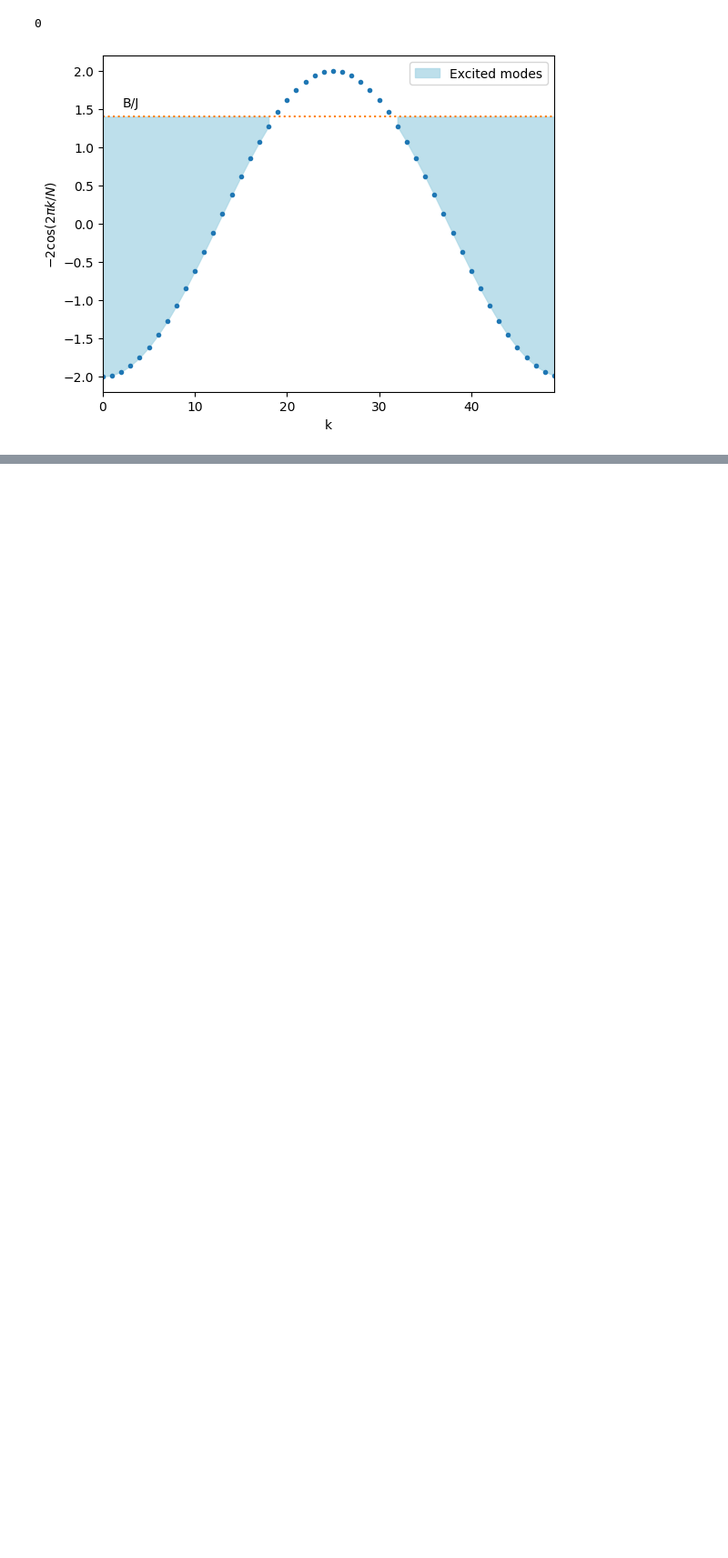
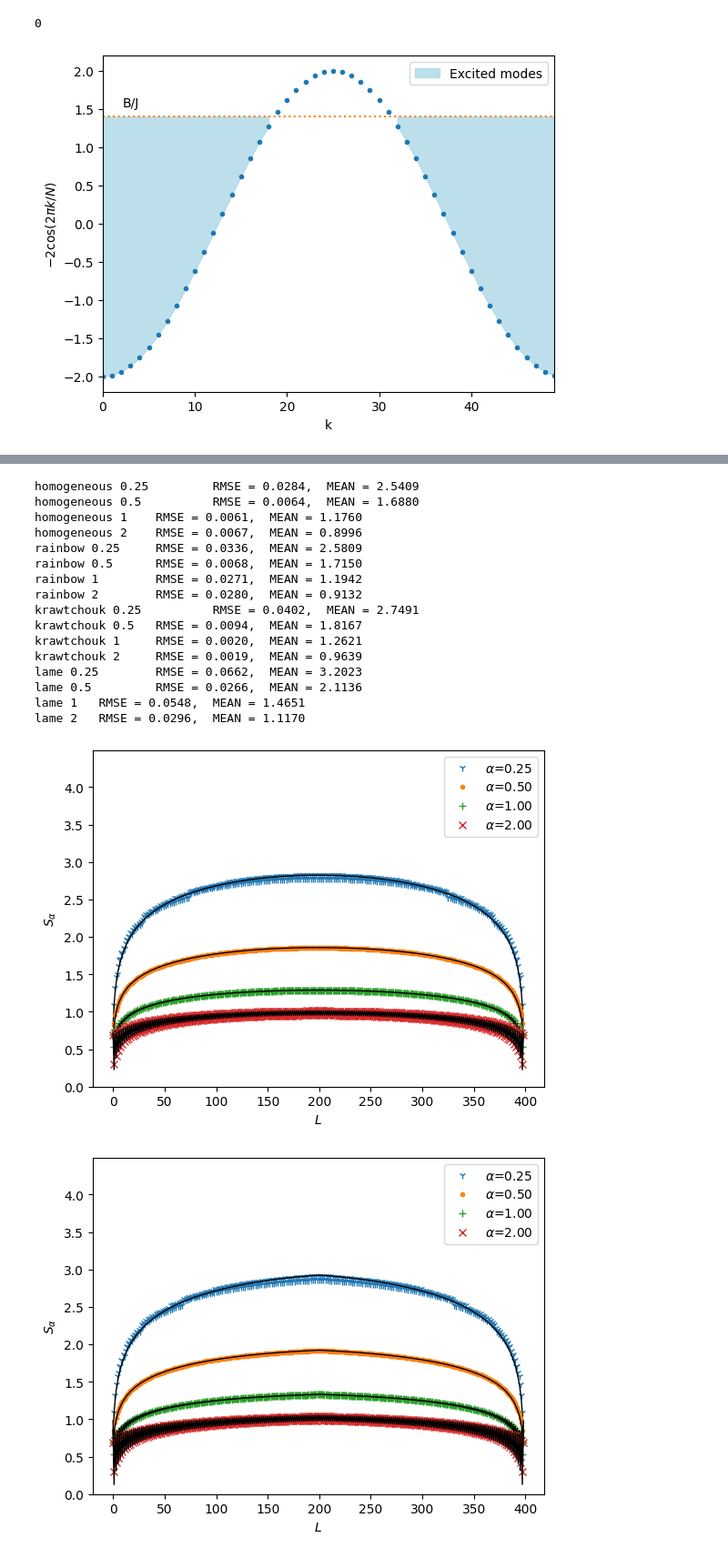
Before and after one commit to martinzf/HeisenbergXX, a Jupyter notebook: entropy.ipynb, the cells around one changed output, grey strips where cells are left out. Shown at 91% size. Saved outputs shown, nothing was run; the diff lists cells and outputs as text; code cells hidden in the pictures; blank space fills up the shorter version.

```diff
--- a/entropy.ipynb
+++ b/entropy.ipynb
@@ -137,0 +158,36 @@ for chain in [chains[1]]:
+# %%
+for chain, name in zip(chains, names):
+    plt.figure()
+
+    for ai, m in zip([.25, .5, 1, 2], ['1', '.', '+', 'x']):
+        cp = np.mean(chain.S(ai)[:-1] - S0(ai, chain.x, chain.J, chain.origin))
+        S = chain.S_CFT(ai) + cp
+        RMSE = np.sqrt(1/(N-2)*np.sum((chain.S(ai)[:-1] - S)**2))
+        MEAN = np.mean(chain.S(ai)[:-1])
+        plt.plot(chain.S(ai)[:-1], m, label=rf'$\alpha$={ai:.2f}')
+        plt.plot(S, 'k', lw = 1)
+        print(name, ai, f'\t RMSE = {RMSE:.4f}, ', f'MEAN = {MEAN:.4f}')
+    plt.xlabel('$L$')
+    plt.ylabel(r'$S_\alpha$')
+    plt.ylim(0, 4.49)
+    plt.legend()
+    plt.savefig(f'figures/{name}_a.png', bbox_inches='tight', dpi=200)
+# %% [output]
+homogeneous 0.25         RMSE = 0.0284,  MEAN = 2.5409
+homogeneous 0.5          RMSE = 0.0064,  MEAN = 1.6880
+homogeneous 1    RMSE = 0.0061,  MEAN = 1.1760
+homogeneous 2    RMSE = 0.0067,  MEAN = 0.8996
+rainbow 0.25     RMSE = 0.0336,  MEAN = 2.5809
+rainbow 0.5      RMSE = 0.0068,  MEAN = 1.7150
+rainbow 1        RMSE = 0.0271,  MEAN = 1.1942
+rainbow 2        RMSE = 0.0280,  MEAN = 0.9132
+krawtchouk 0.25          RMSE = 0.0402,  MEAN = 2.7491
+krawtchouk 0.5   RMSE = 0.0094,  MEAN = 1.8167
+krawtchouk 1     RMSE = 0.0020,  MEAN = 1.2621
+krawtchouk 2     RMSE = 0.0019,  MEAN = 0.9639
+lame 0.25        RMSE = 0.0662,  MEAN = 3.2023
+lame 0.5         RMSE = 0.0266,  MEAN = 2.1136
+lame 1   RMSE = 0.0548,  MEAN = 1.4651
+lame 2   RMSE = 0.0296,  MEAN = 1.1170
+[figure, added]
+[figure, added]
```
Also changed, not shown: parts of 11 cells of this notebook, 25 other files.
